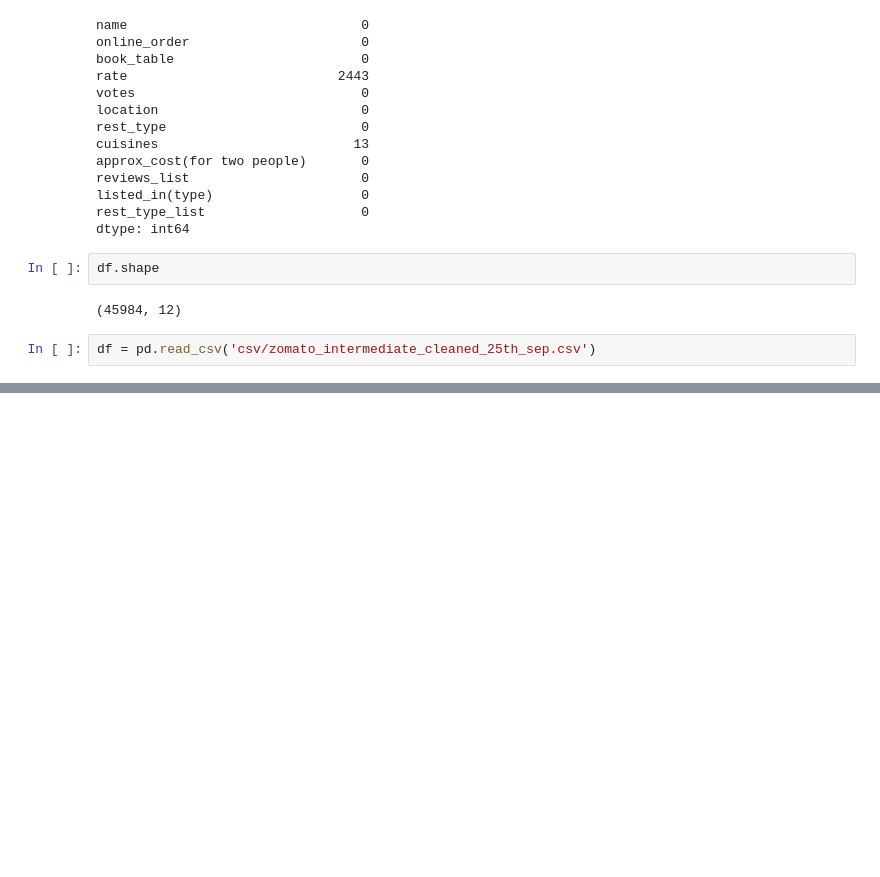
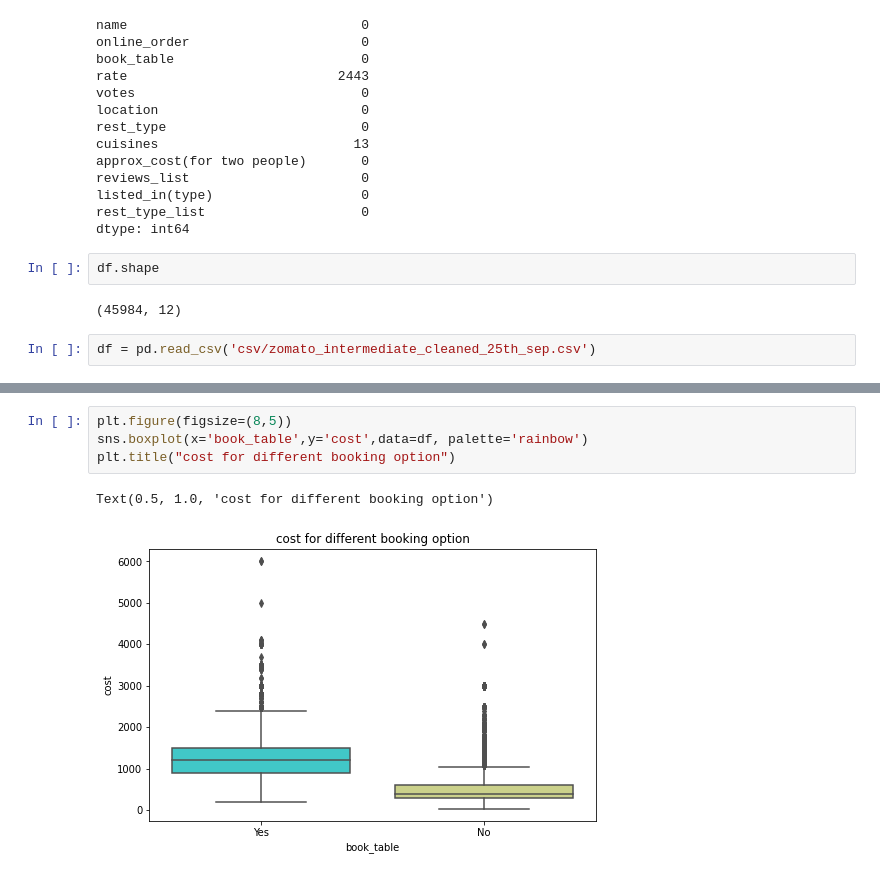
Before and after one commit to Rahul-Thakur30/newton_school_ms-iu-data-science-april-2022-groot, a Jupyter notebook: data_cleaning.ipynb, the cells around one changed output, grey strips where cells are left out. Cells and saved outputs as stored; diff of their text form; blank space fills up the shorter version.

```diff
--- a/data_cleaning.ipynb
+++ b/data_cleaning.ipynb
@@ -417,0 +441,7 @@ df_grp_location.sort_values(by='top_5_mean_cost',ascending=False)[:10].plot.barh
+# %%
+plt.figure(figsize=(8,5))
+sns.boxplot(x='book_table',y='cost',data=df, palette='rainbow')
+plt.title("cost for different booking option")
+# %% [output]
+Text(0.5, 1.0, 'cost for different booking option')
+[figure, added]
```
Also changed, not shown: parts of 53 cells of this notebook.
